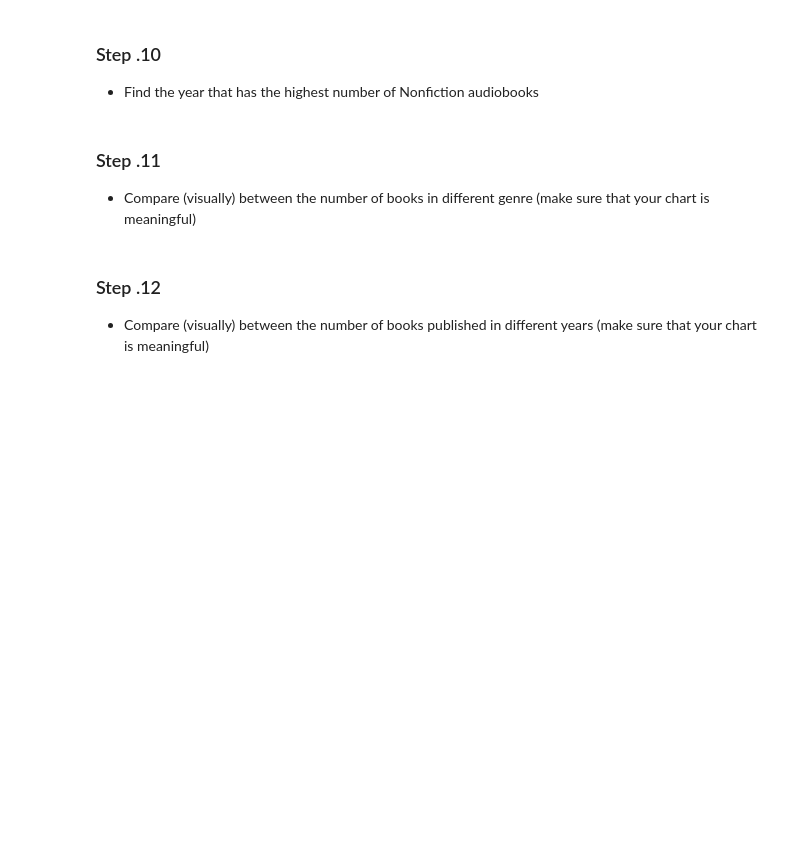
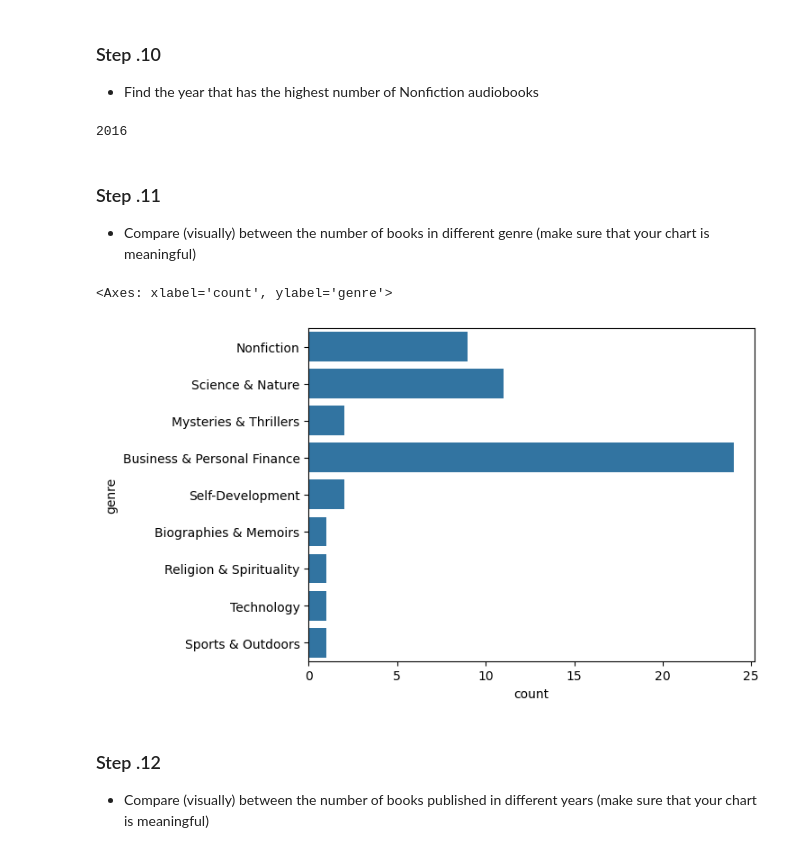
Before and after one commit to gkbichara/Programming-Tools, a Jupyter notebook: Workshop4/Workshop-4.ipynb, the cells around one changed output. Saved outputs shown, nothing was run; the diff lists cells and outputs as text; code cells hidden in the pictures; blank space fills up the shorter version.

```diff
--- a/Workshop4/Workshop-4.ipynb
+++ b/Workshop4/Workshop-4.ipynb
@@ -145,11 +145,21 @@ df.groupby('author').size().idxmax()
 - Find the year that has the highest number of Nonfiction audiobooks
 # %%
 # Your Code Here
+nonFiction = df[df['genre'] == 'Nonfiction']
+nonFiction.groupby('date').size().idxmax()
+# %% [output]
+2016
 # %% [markdown]
 ### Step .11
 - Compare (visually) between the number of books in different genre (make sure that your chart is meaningful)
 # %%
-# Your Code Here
+# Your Code Her
+import seaborn as sns
+
+sns.countplot(data = df, y = 'genre')
+# %% [output]
+<Axes: xlabel='count', ylabel='genre'>
+[figure, added]
 # %% [markdown]
 ### Step .12
 - Compare (visually) between the number of books published in different years (make sure that your chart is meaningful)
```
Also changed, not shown: parts of 1 cell of this notebook.
